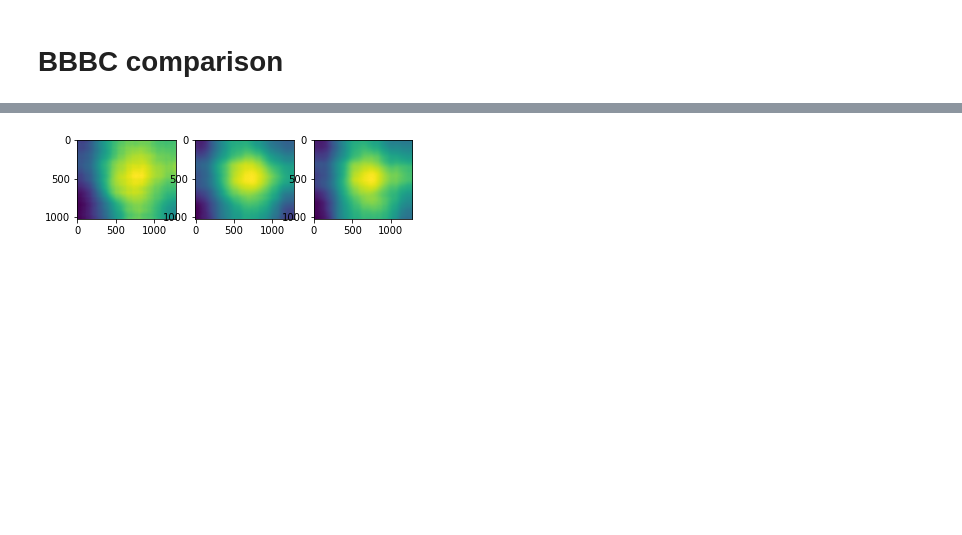
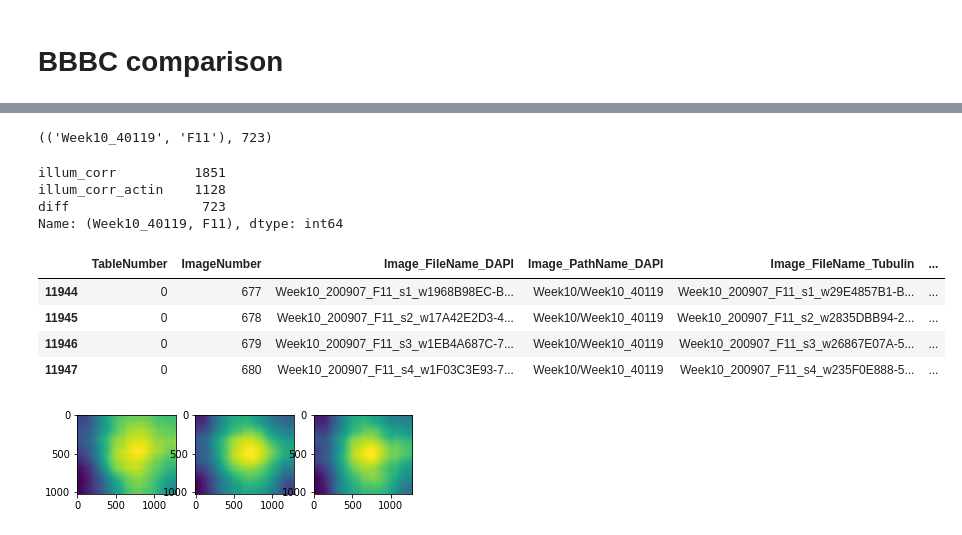
Before and after one commit to harel-coffee/SCIP-use-case-workflows-auto, a Jupyter notebook: notebooks/QC/bbbc_comparison_after_illumination_correction.ipynb, the cells around one changed output, grey strips where cells are left out. Saved outputs shown, nothing was run; the diff lists cells and outputs as text; code cells hidden in the pictures; blank space fills up the shorter version.

```diff
--- a/notebooks/QC/bbbc_comparison_after_illumination_correction.ipynb
+++ b/notebooks/QC/bbbc_comparison_after_illumination_correction.ipynb
@@ -75,3 +107,24 @@ plate_counts
+# %%
+well_counts["diff"].idxmax(), well_counts["diff"].loc[well_counts["diff"].idxmax()]
+# %% [output]
+(('Week10_40119', 'F11'), 723)
+# %%
+well_counts.loc[well_counts["diff"].idxmax()]
+# %% [output]
+illum_corr          1851
+illum_corr_actin    1128
+diff                 723
+Name: (Week10_40119, F11), dtype: int64
+# %%
+F11 = image[(image["Image_Metadata_Plate_DAPI"] == 'Week10_40119') & (image["Image_Metadata_Well_DAPI"] == 'F11')]
+# %%
+F11
+# %% [output]
+|  | TableNumber | ImageNumber | Image_FileName_DAPI | Image_PathName_DAPI | Image_FileName_Tubulin | ... |
+| 11944 | 0 | 677 | Week10_200907_F11_s1_w1968B98EC-B... | Week10/Week10_40119 | Week10_200907_F11_s1_w29E4857B1-B... | ... |
+| 11945 | 0 | 678 | Week10_200907_F11_s2_w17A42E2D3-4... | Week10/Week10_40119 | Week10_200907_F11_s2_w2835DBB94-2... | ... |
+| 11946 | 0 | 679 | Week10_200907_F11_s3_w1EB4A687C-7... | Week10/Week10_40119 | Week10_200907_F11_s3_w26867E07A-5... | ... |
+| 11947 | 0 | 680 | Week10_200907_F11_s4_w1F03C3E93-7... | Week10/Week10_40119 | Week10_200907_F11_s4_w235F0E888-5... | ... |
 # %%
 with open(data_dir1 / "correction_images.pickle", "rb") as fh:
     total = pickle.load(fh)
```
Also changed, not shown: parts of 12 cells of this notebook, 2 other files.
